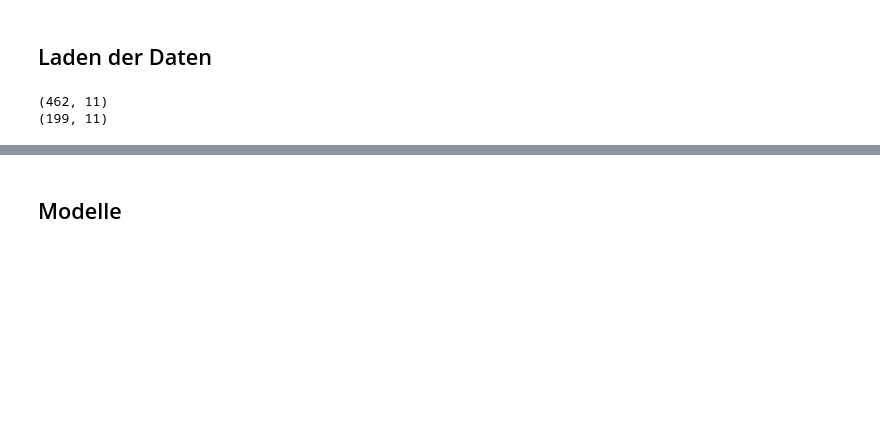
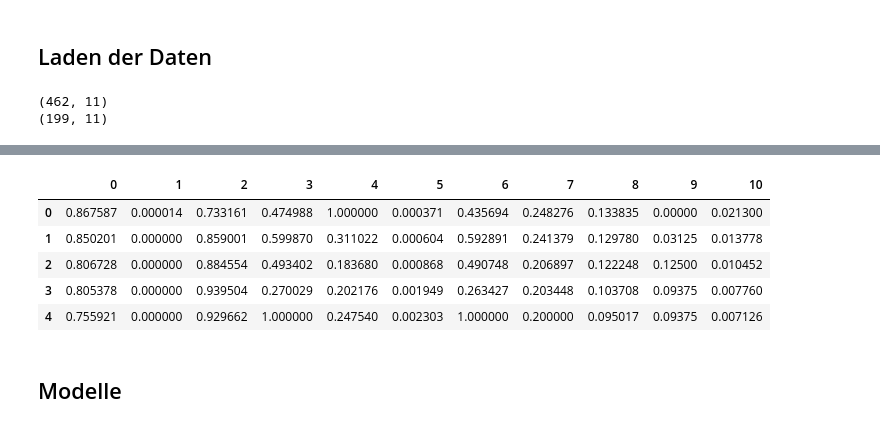
Before and after one commit to maggi71/ml-corona, a Jupyter notebook: models/neural_network.ipynb, the cells around one changed output, grey strips where cells are left out. Drawn from its saved outputs; the diff is of its cells as text; code cells hidden in the pictures; blank space fills up the shorter version.

```diff
--- a/models/neural_network.ipynb
+++ b/models/neural_network.ipynb
@@ -89,0 +126,9 @@ print(test_transformed.shape)
+# %%
+pd.DataFrame(y_test).head()
+# %% [output]
+|  | 0 | 1 | 2 | 3 | 4 | 5 | 6 | 7 | 8 | 9 | 10 |
+| 0 | 0.867587 | 0.000014 | 0.733161 | 0.474988 | 1.000000 | 0.000371 | 0.435694 | 0.248276 | 0.133835 | 0.00000 | 0.021300 |
+| 1 | 0.850201 | 0.000000 | 0.859001 | 0.599870 | 0.311022 | 0.000604 | 0.592891 | 0.241379 | 0.129780 | 0.03125 | 0.013778 |
+| 2 | 0.806728 | 0.000000 | 0.884554 | 0.493402 | 0.183680 | 0.000868 | 0.490748 | 0.206897 | 0.122248 | 0.12500 | 0.010452 |
+| 3 | 0.805378 | 0.000000 | 0.939504 | 0.270029 | 0.202176 | 0.001949 | 0.263427 | 0.203448 | 0.103708 | 0.09375 | 0.007760 |
+| 4 | 0.755921 | 0.000000 | 0.929662 | 1.000000 | 0.247540 | 0.002303 | 1.000000 | 0.200000 | 0.095017 | 0.09375 | 0.007126 |
```
Also changed, not shown: parts of 20 cells of this notebook.
